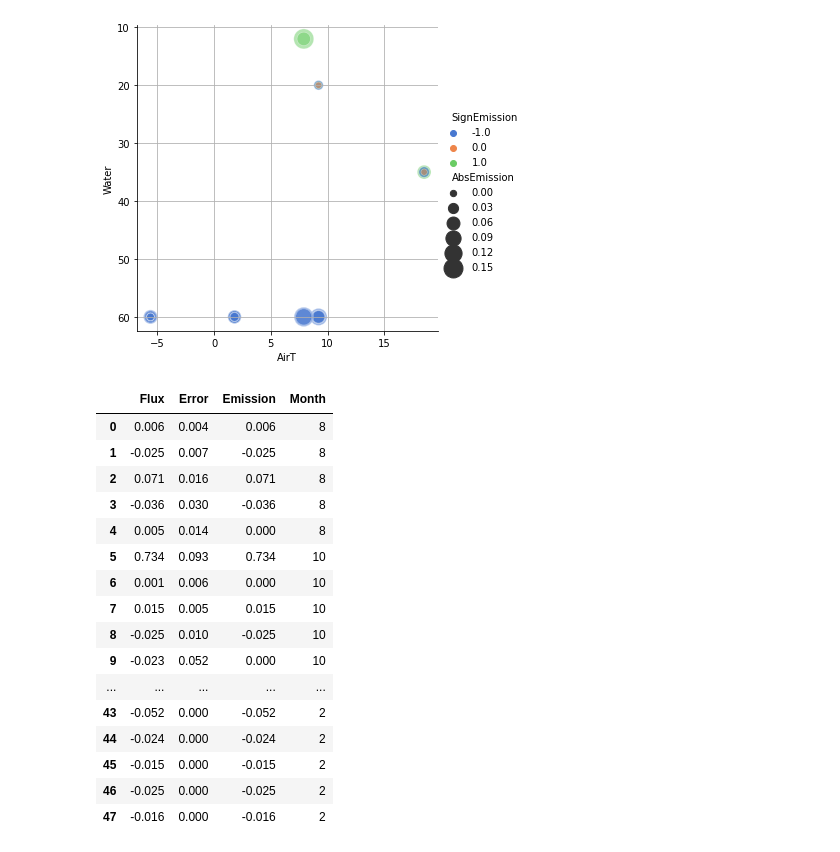
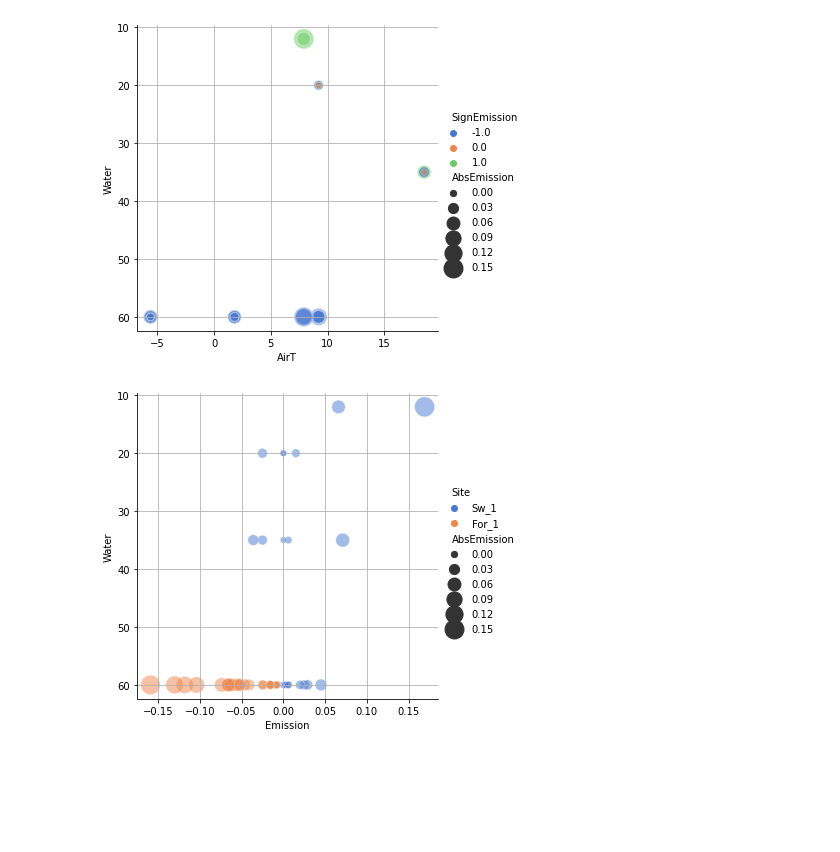
Before and after one commit to ekolonsky/methane_soil_thesis_AEK, a Jupyter notebook: Methane_Flux.ipynb, the cells around one changed output. Saved outputs shown, nothing was run; the diff lists cells and outputs as text; code cells hidden in the pictures; blank space fills up the shorter version.

```diff
--- a/Methane_Flux.ipynb
+++ b/Methane_Flux.ipynb
@@ -67,23 +67,12 @@ plt.grid()
 plt.show()
 # %% [output]
 [figure]
-# %%
-data[['Flux', 'Error', 'Emission','Month']]
-# %% [output]
-|  | Flux | Error | Emission | Month |
-| 0 | 0.006 | 0.004 | 0.006 | 8 |
-| 1 | -0.025 | 0.007 | -0.025 | 8 |
-| 2 | 0.071 | 0.016 | 0.071 | 8 |
-| 3 | -0.036 | 0.030 | -0.036 | 8 |
-| 4 | 0.005 | 0.014 | 0.000 | 8 |
-| 5 | 0.734 | 0.093 | 0.734 | 10 |
-| 6 | 0.001 | 0.006 | 0.000 | 10 |
-| 7 | 0.015 | 0.005 | 0.015 | 10 |
-| 8 | -0.025 | 0.010 | -0.025 | 10 |
-| 9 | -0.023 | 0.052 | 0.000 | 10 |
-| ... | ... | ... | ... | ... |
-| 43 | -0.052 | 0.000 | -0.052 | 2 |
-| 44 | -0.024 | 0.000 | -0.024 | 2 |
-| 45 | -0.015 | 0.000 | -0.015 | 2 |
-| 46 | -0.025 | 0.000 | -0.025 | 2 |
-| 47 | -0.016 | 0.000 | -0.016 | 2 |
+# %%
+g = sns.relplot(data=data[data.AbsEmission<0.25], x='Emission', y='Water',
+#g = sns.relplot(data=data, x='Water', y='Emission',
+                size = 'AbsEmission', hue= 'Site',
+                sizes=(40, 400), alpha=.5, palette="muted")
+plt.grid()
+plt.show()
+# %% [output]
+[figure, added]
```
